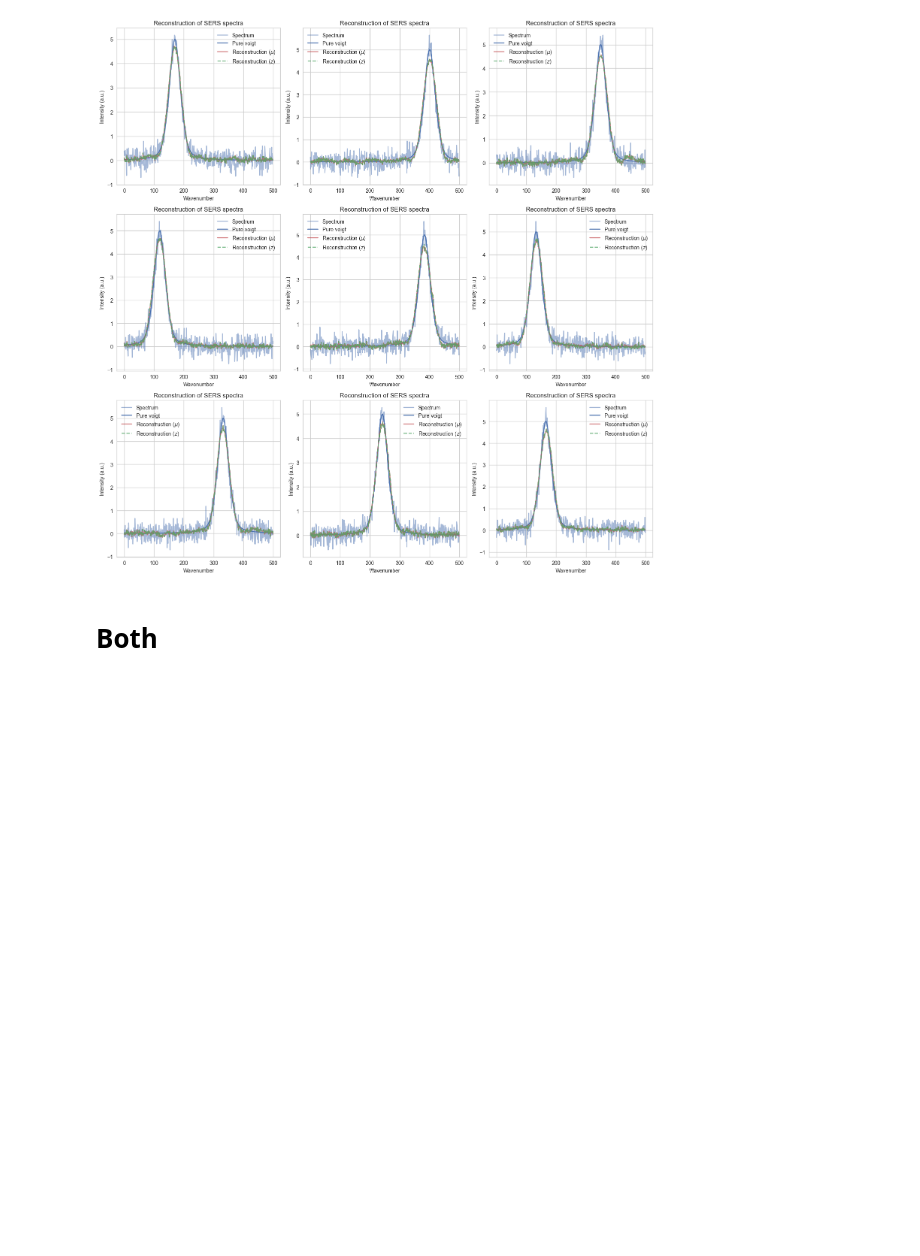
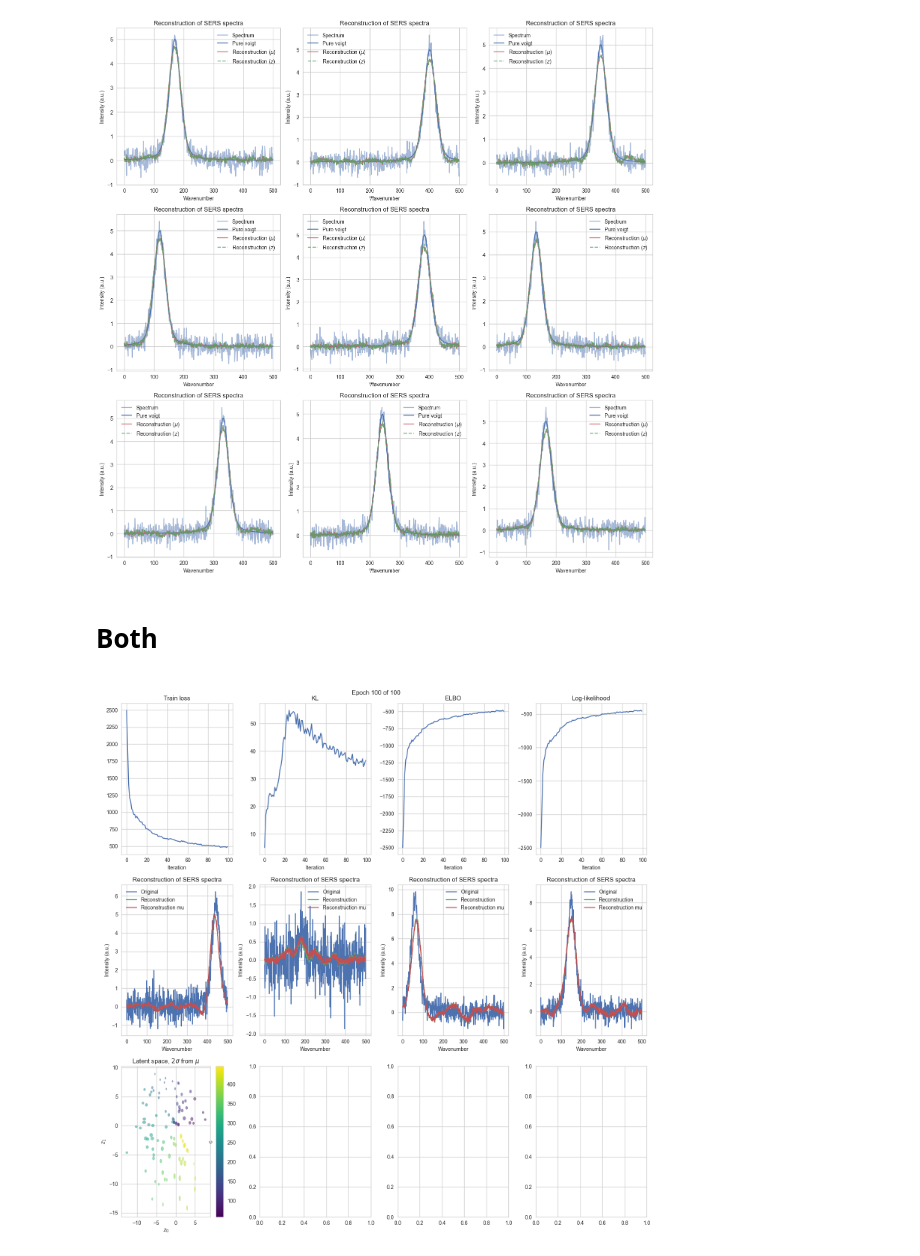
Before and after one commit to AndreasLF/amortized-inference-for-spectroscopy, a Jupyter notebook: notebooks/VAE.ipynb, the cells around one changed output. Saved outputs shown, nothing was run; the diff lists cells and outputs as text; code cells hidden in the pictures; blank space fills up the shorter version.

```diff
--- a/notebooks/VAE.ipynb
+++ b/notebooks/VAE.ipynb
@@ -285,3 +191,33 @@ plt_reconstructions(x_, x_hat_, x_hat_mu_, y[:,0], 3, full_spec)
 [figure]
 # %% [markdown]
 # Both
+# %%
+latent_dims = 2
+epochs = 100
+num_batches_per_epoch = 10
+learning_rate = 1e-3
+optimizer = "adam"
+beta = 1
+
+
+batch_size = 100
+ps = pseudoVoigtSimulatorTorch(500)
+generator = ps.generator(1, peaks = (50,450), gamma = torch.tensor([20]), eta = torch.tensor([0.5]), alpha = (0.5,10), sigma = 0.5)
+
+dset_train = IterDataset(generator)
+
+# Load the SERS dataset
+train_loader = torch.utils.data.DataLoader(dset_train, batch_size=batch_size, pin_memory=cuda)
+
+autoencoder = VariationalAutoencoder(next(iter(train_loader))[0][1].shape, latent_dims, batch_size, ["c", "alpha"]).to(device)
+
+#==============================================================================
+# Train the model
+#==============================================================================
+
+autoencoder, train_loss = train(autoencoder, train_loader,
+                                        optimizer=optimizer, epochs=epochs,
+                                        num_iterations_per_epoch=num_batches_per_epoch,
+                                        lr=learning_rate,beta=beta, label=["c", "alpha"])
+# %% [output]
+[figure, added]
```
Also changed, not shown: parts of 8 cells of this notebook, 2 other files.
